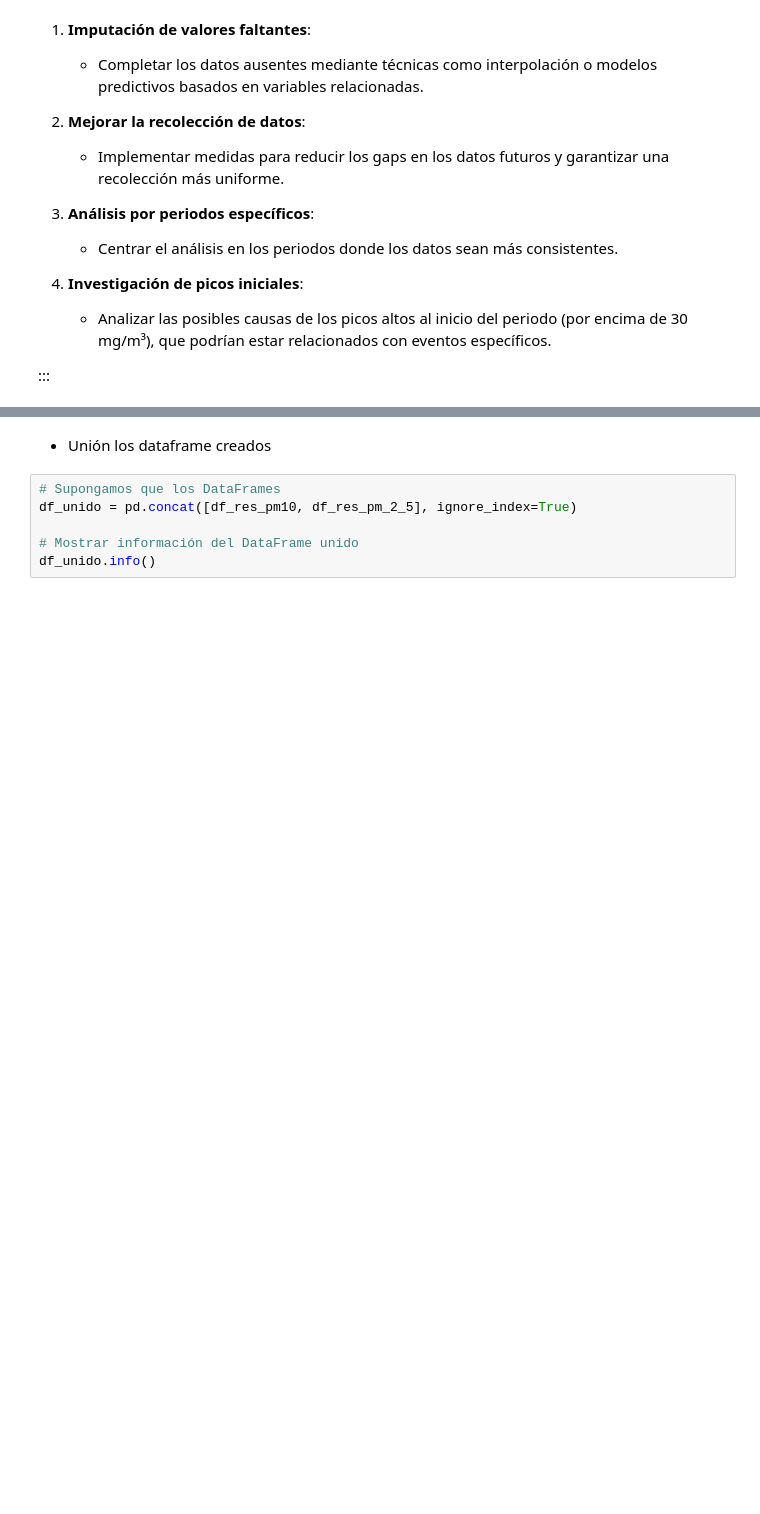
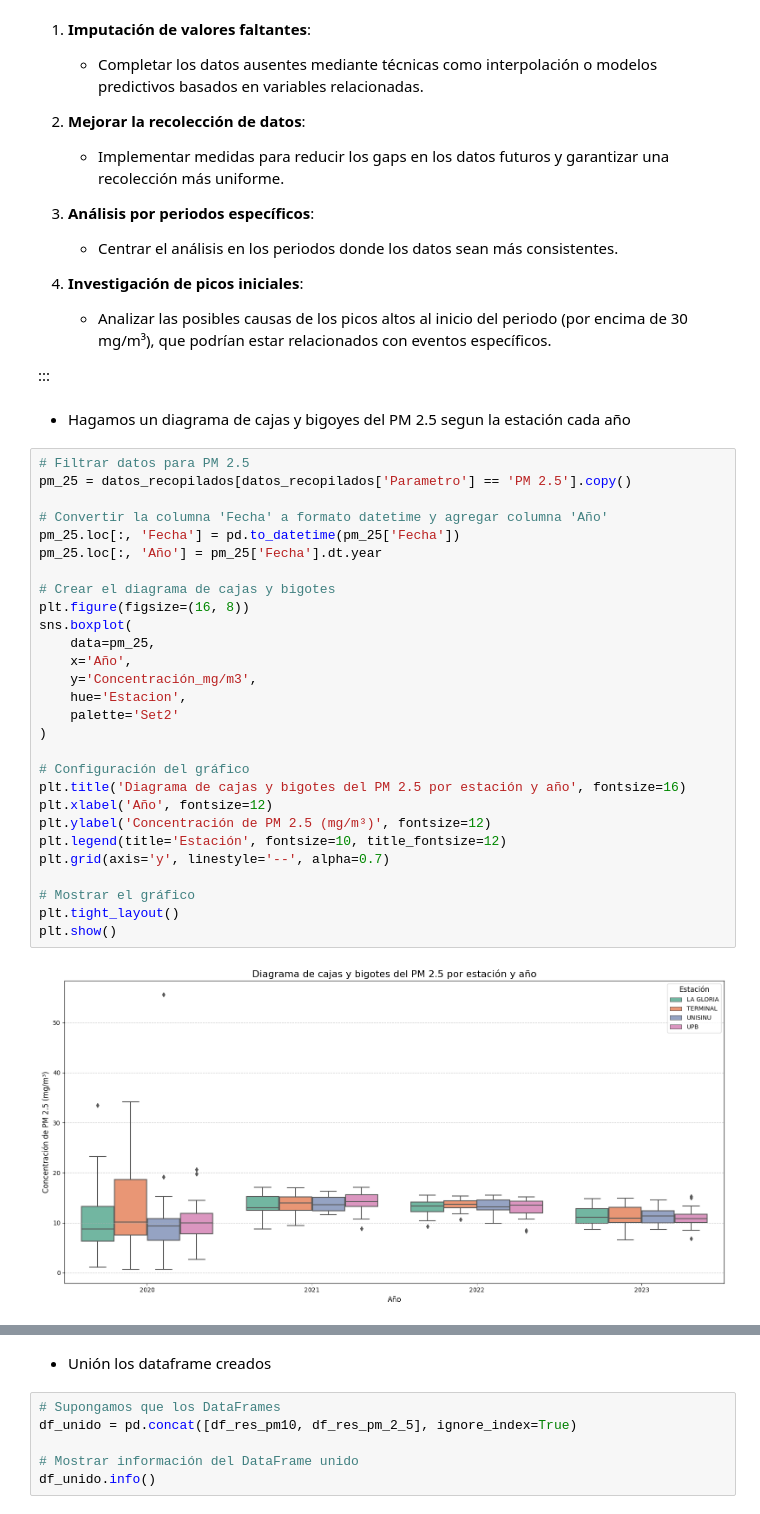
Before and after one commit to cdeoroaguado/jb_aet_pm10_25, a Jupyter notebook: _sources/1_etl.ipynb, the cells around one changed output, grey strips where cells are left out. Drawn from its saved outputs; the diff is of its cells as text; blank space fills up the shorter version.

```diff
--- a/_sources/1_etl.ipynb
+++ b/_sources/1_etl.ipynb
@@ -911,3 +1099,35 @@ Esta son las interpretaciones de las series según las estaciones
    - Analizar las posibles causas de los picos altos al inicio del periodo (por encima de 30 mg/m³), que podrían estar relacionados con eventos específicos.
 
 :::
+# %% [markdown]
+* Hagamos un diagrama de cajas y bigoyes del PM 2.5 segun la estación cada año
+# %%
+# Filtrar datos para PM 2.5
+pm_25 = datos_recopilados[datos_recopilados['Parametro'] == 'PM 2.5'].copy()
+
+# Convertir la columna 'Fecha' a formato datetime y agregar columna 'Año'
+pm_25.loc[:, 'Fecha'] = pd.to_datetime(pm_25['Fecha'])
+pm_25.loc[:, 'Año'] = pm_25['Fecha'].dt.year
+
+# Crear el diagrama de cajas y bigotes
+plt.figure(figsize=(16, 8))
+sns.boxplot(
+    data=pm_25,
+    x='Año',
+    y='Concentración_mg/m3',
+    hue='Estacion',
+    palette='Set2'
+)
+
+# Configuración del gráfico
+plt.title('Diagrama de cajas y bigotes del PM 2.5 por estación y año', fontsize=16)
+plt.xlabel('Año', fontsize=12)
+plt.ylabel('Concentración de PM 2.5 (mg/m³)', fontsize=12)
+plt.legend(title='Estación', fontsize=10, title_fontsize=12)
+plt.grid(axis='y', linestyle='--', alpha=0.7)
+
+# Mostrar el gráfico
+plt.tight_layout()
+plt.show()
+# %% [output]
+[figure, added]
```
Also changed, not shown: parts of 38 cells of this notebook, 6 other files.
